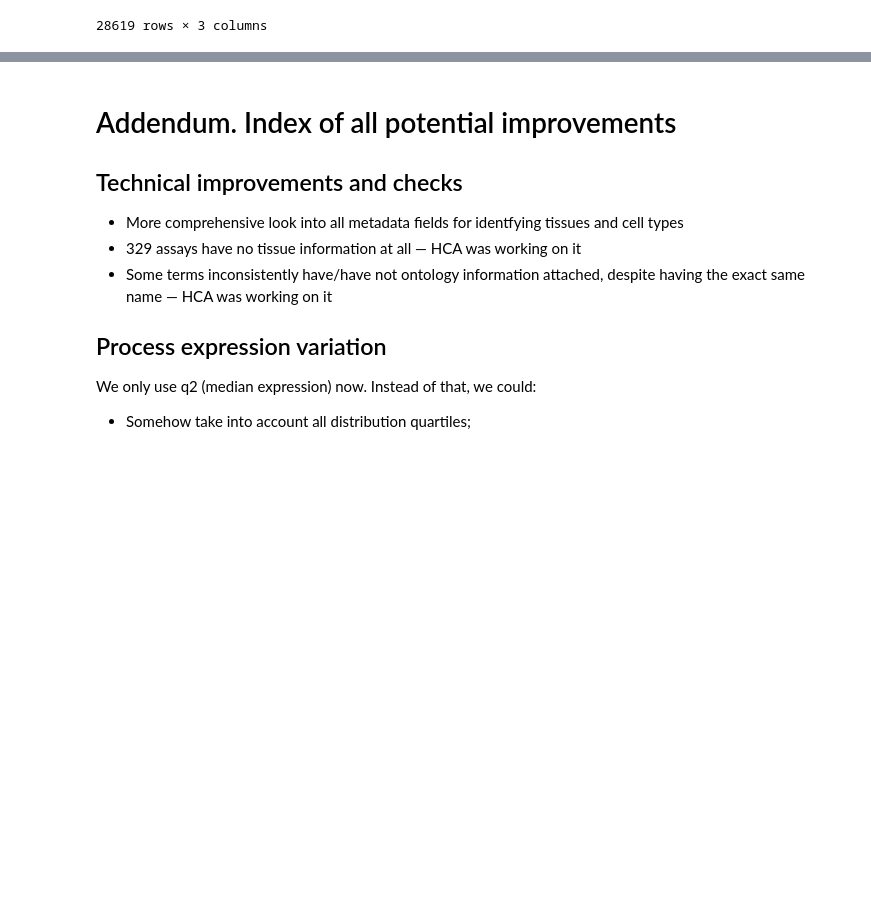
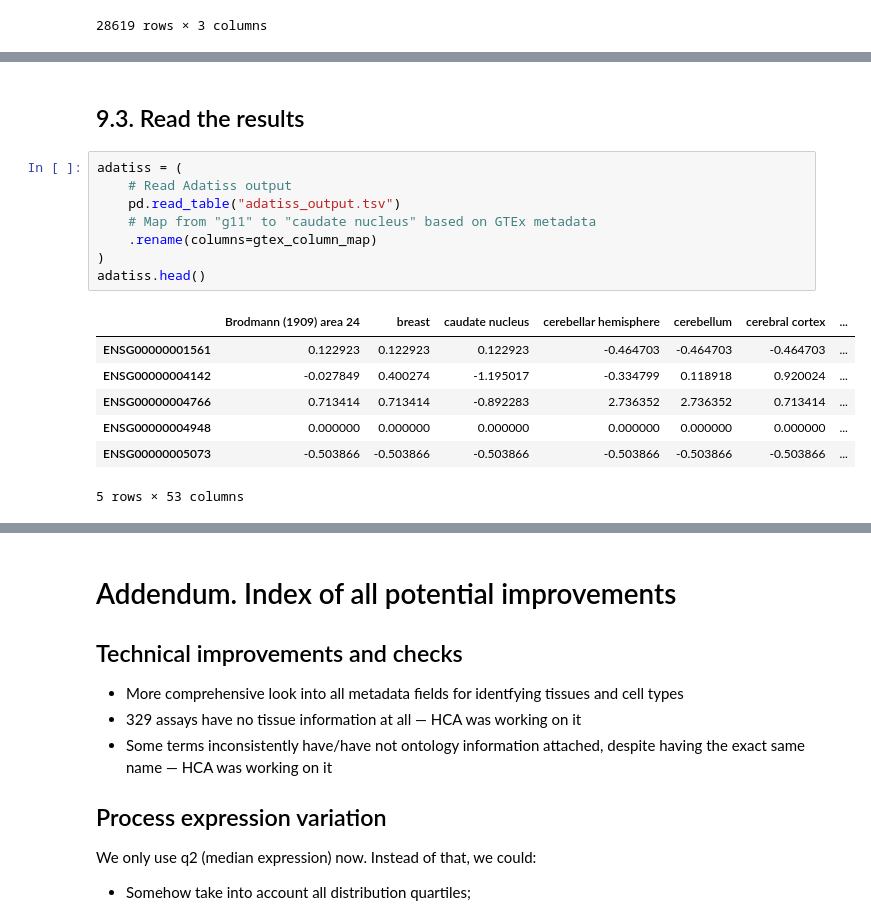
Before and after one commit to opentargets/baseline-expression, a Jupyter notebook: baseline-expression.ipynb, the cells around one changed output, grey strips where cells are left out. Cells and saved outputs as stored; diff of their text form; blank space fills up the shorter version.

```diff
--- a/baseline-expression.ipynb
+++ b/baseline-expression.ipynb
@@ -853 +876,19 @@ a_out
+# %% [markdown]
+## 9.3. Read the results
+# %%
+adatiss = (
+    # Read Adatiss output
+    pd.read_table("adatiss_output.tsv")
+    # Map from "g11" to "caudate nucleus" based on GTEx metadata
+    .rename(columns=gtex_column_map)
+)
+adatiss.head()
+# %% [output]
+|  | Brodmann (1909) area 24 | breast | caudate nucleus | cerebellar hemisphere | cerebellum | cerebral cortex | ... |
+| ENSG00000001561 | 0.122923 | 0.122923 | 0.122923 | -0.464703 | -0.464703 | -0.464703 | ... |
+| ENSG00000004142 | -0.027849 | 0.400274 | -1.195017 | -0.334799 | 0.118918 | 0.920024 | ... |
+| ENSG00000004766 | 0.713414 | 0.713414 | -0.892283 | 2.736352 | 2.736352 | 0.713414 | ... |
+| ENSG00000004948 | 0.000000 | 0.000000 | 0.000000 | 0.000000 | 0.000000 | 0.000000 | ... |
+| ENSG00000005073 | -0.503866 | -0.503866 | -0.503866 | -0.503866 | -0.503866 | -0.503866 | ... |
+5 rows × 53 columns
 # %% [markdown]
```
Also changed, not shown: parts of 28 cells of this notebook.
